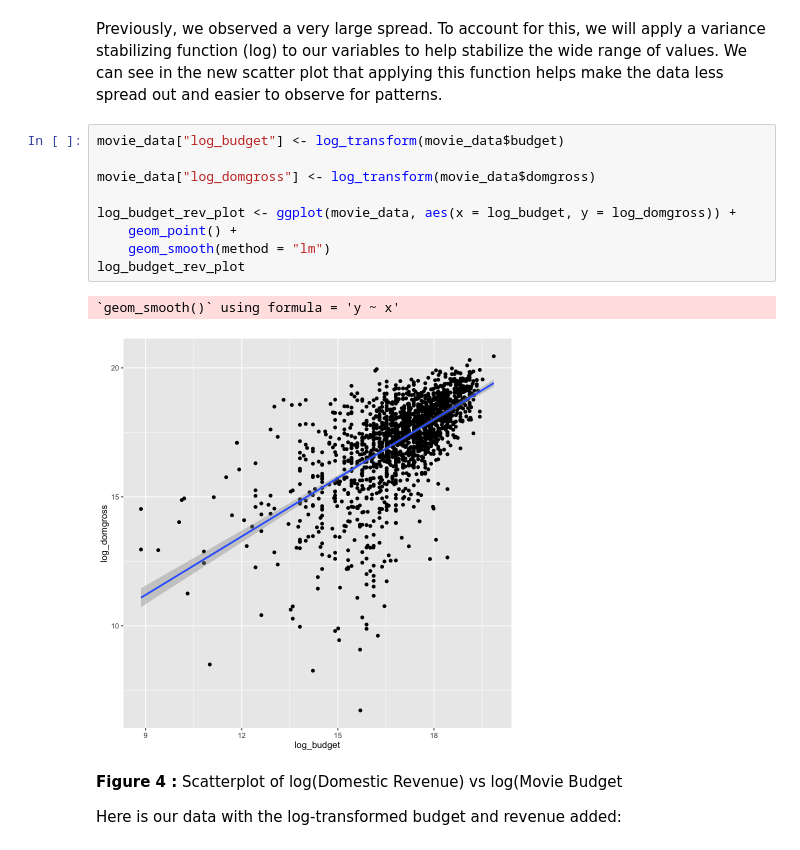
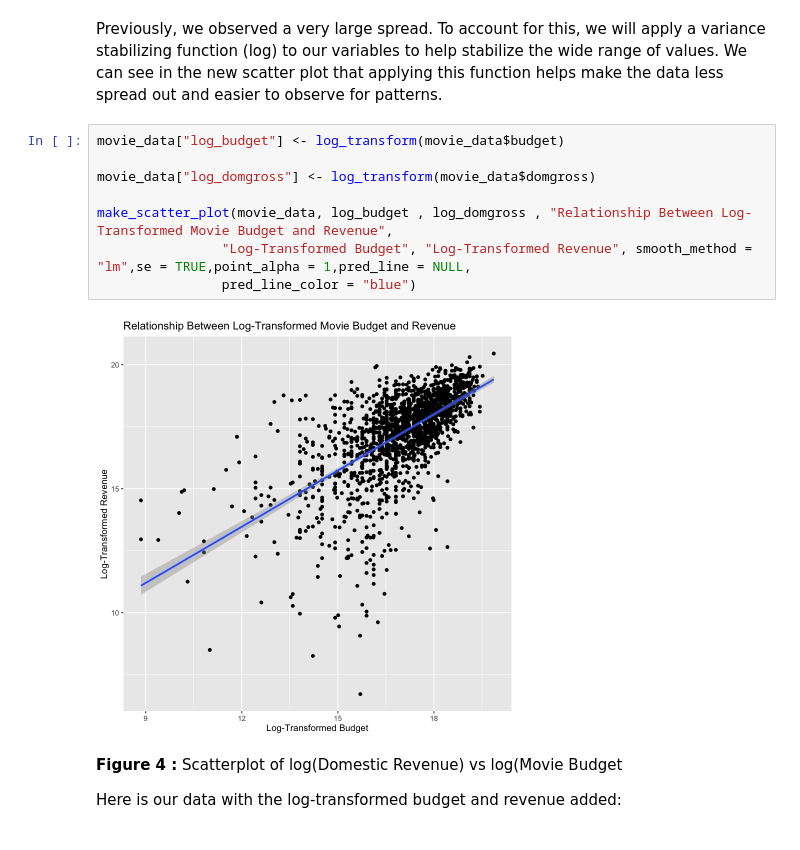
Before and after one commit to UBC-DSCI-310-2025W2/dsci-310-group-5, a Jupyter notebook: notebooks/analysis_movie-revenue.ipynb, the cells around one changed output. Drawn from its saved outputs; the diff is of its cells as text.

```diff
--- a/notebooks/analysis_movie-revenue.ipynb
+++ b/notebooks/analysis_movie-revenue.ipynb
@@ -170,15 +163,13 @@ Previously, we observed a very large spread. To account for this, we will apply
 # %%
 movie_data["log_budget"] <- log_transform(movie_data$budget)
 
 movie_data["log_domgross"] <- log_transform(movie_data$domgross)
 
-log_budget_rev_plot <- ggplot(movie_data, aes(x = log_budget, y = log_domgross)) +
-    geom_point() +
-    geom_smooth(method = "lm")
-log_budget_rev_plot
+make_scatter_plot(movie_data, log_budget , log_domgross , "Relationship Between Log-Transformed Movie Budget and Revenue",
+                "Log-Transformed Budget", "Log-Transformed Revenue", smooth_method = "lm",se = TRUE,point_alpha = 1,pred_line = NULL,
+                pred_line_color = "blue")
 # %% [output]
-`geom_smooth()` using formula = 'y ~ x'
-[figure, old version]
+[figure, new version]
 # %% [markdown]
 **Figure 4 :** Scatterplot of log(Domestic Revenue) vs log(Movie Budget
 
```
Also changed, not shown: parts of 4 cells of this notebook, 2 other files.
